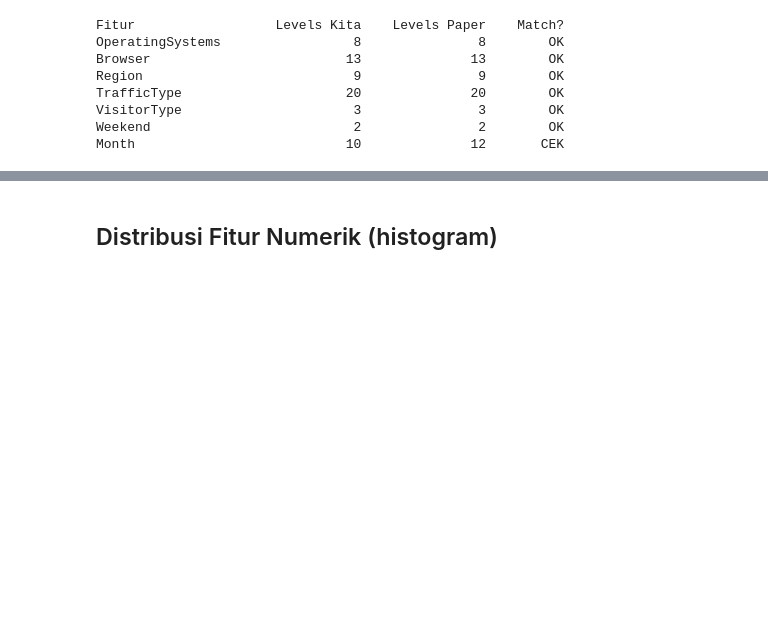
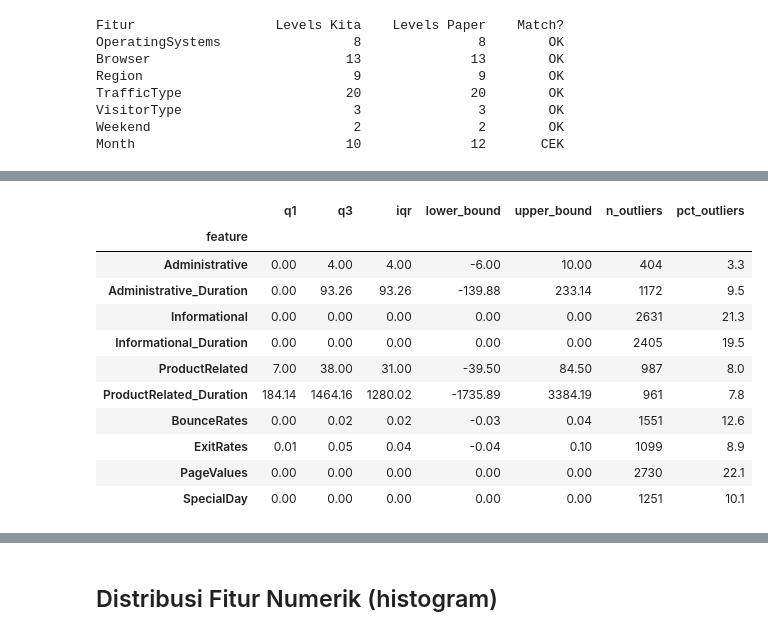
Before and after one commit to vickymahfudy/tugas-data-science, a Jupyter notebook: notebooks/02_eda.ipynb, the cells around one changed output, grey strips where cells are left out. Saved outputs shown, nothing was run; the diff lists cells and outputs as text; code cells hidden in the pictures; blank space fills up the shorter version.

```diff
--- a/notebooks/02_eda.ipynb
+++ b/notebooks/02_eda.ipynb
@@ -162,0 +230,33 @@ plt.show()
+# %%
+outlier_rows = []
+for feat in numeric_features:
+    q1 = df[feat].quantile(0.25)
+    q3 = df[feat].quantile(0.75)
+    iqr = q3 - q1
+    lower = q1 - 1.5 * iqr
+    upper = q3 + 1.5 * iqr
+    mask = (df[feat] < lower) | (df[feat] > upper)
+    outlier_rows.append({
+        'feature': feat,
+        'q1': round(q1, 2), 'q3': round(q3, 2), 'iqr': round(iqr, 2),
+        'lower_bound': round(lower, 2), 'upper_bound': round(upper, 2),
+        'n_outliers': int(mask.sum()),
+        'pct_outliers': round(mask.sum() / len(df) * 100, 1),
+    })
+
+outlier_summary = pd.DataFrame(outlier_rows).set_index('feature')
+outlier_summary.to_csv('../results/tables/eda_outliers.csv')
+outlier_summary
+# %% [output]
+|  | q1 | q3 | iqr | lower_bound | upper_bound | n_outliers | pct_outliers |
+| feature |  |  |  |  |  |  |  |
+| Administrative | 0.00 | 4.00 | 4.00 | -6.00 | 10.00 | 404 | 3.3 |
+| Administrative_Duration | 0.00 | 93.26 | 93.26 | -139.88 | 233.14 | 1172 | 9.5 |
+| Informational | 0.00 | 0.00 | 0.00 | 0.00 | 0.00 | 2631 | 21.3 |
+| Informational_Duration | 0.00 | 0.00 | 0.00 | 0.00 | 0.00 | 2405 | 19.5 |
+| ProductRelated | 7.00 | 38.00 | 31.00 | -39.50 | 84.50 | 987 | 8.0 |
+| ProductRelated_Duration | 184.14 | 1464.16 | 1280.02 | -1735.89 | 3384.19 | 961 | 7.8 |
+| BounceRates | 0.00 | 0.02 | 0.02 | -0.03 | 0.04 | 1551 | 12.6 |
+| ExitRates | 0.01 | 0.05 | 0.04 | -0.04 | 0.10 | 1099 | 8.9 |
+| PageValues | 0.00 | 0.00 | 0.00 | 0.00 | 0.00 | 2730 | 22.1 |
+| SpecialDay | 0.00 | 0.00 | 0.00 | 0.00 | 0.00 | 1251 | 10.1 |
```
Also changed, not shown: parts of 20 cells of this notebook, 19 other files.
